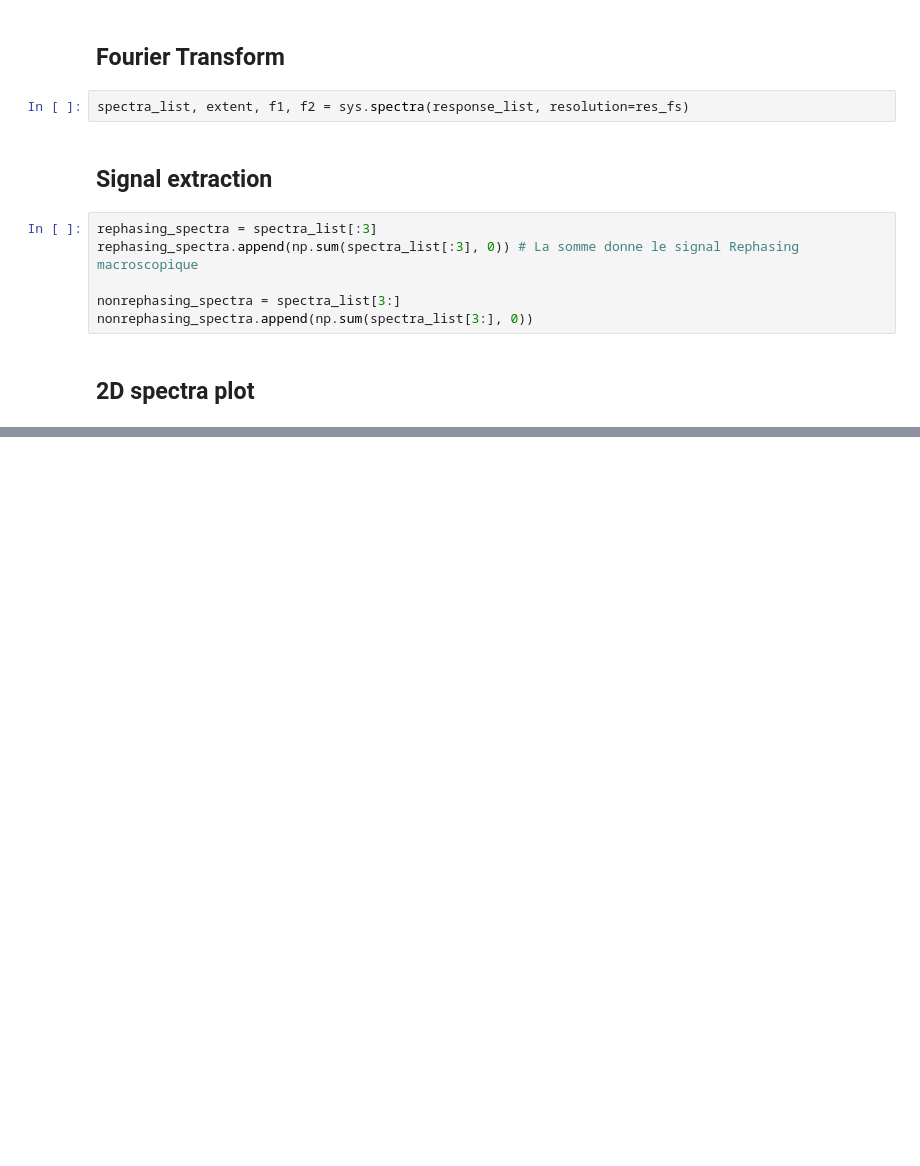
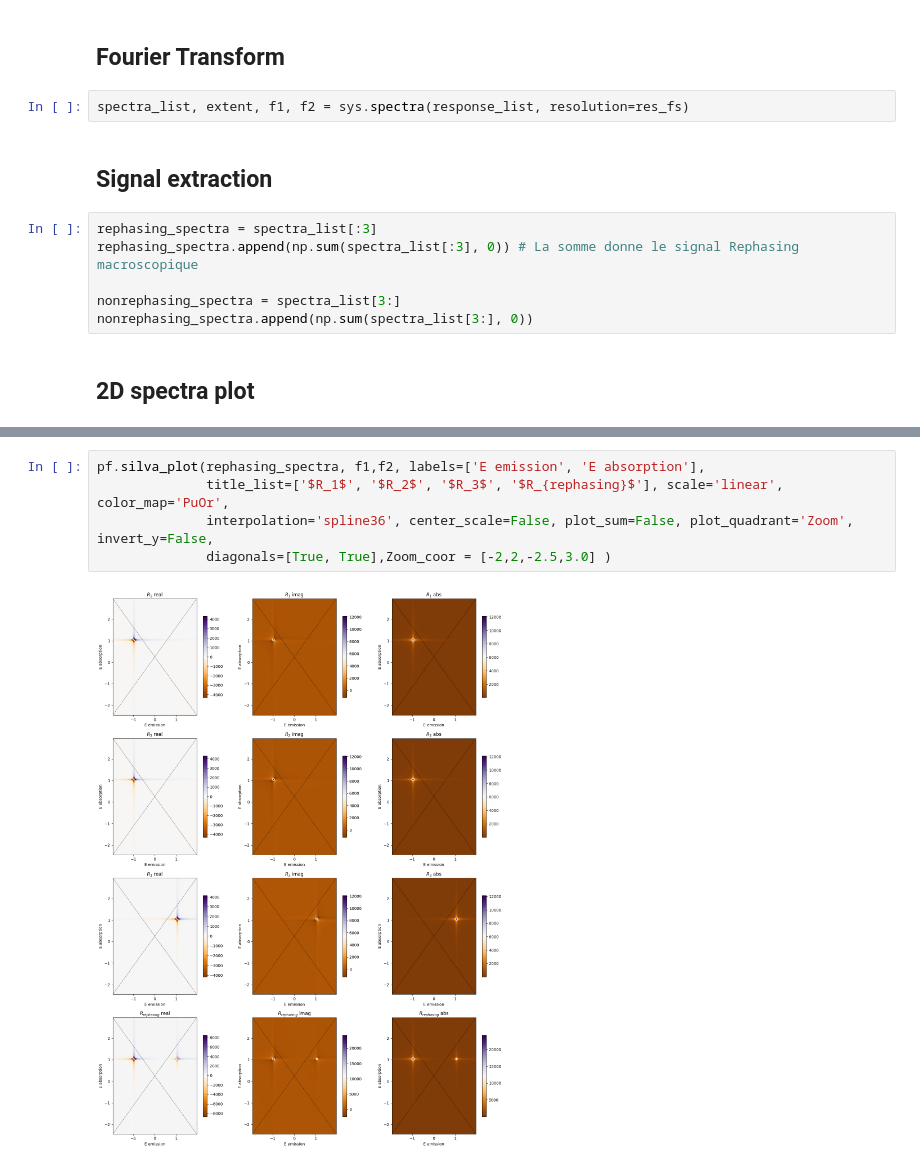
Before and after one commit to SilvaScience/QuDPy, a Jupyter notebook: examples/Spin-Orbite_model.ipynb, the cells around one changed output, grey strips where cells are left out. Saved outputs shown, nothing was run; the diff lists cells and outputs as text; blank space fills up the shorter version.

```diff
--- a/examples/Spin-Orbite_model.ipynb
+++ b/examples/Spin-Orbite_model.ipynb
@@ -585,0 +636,7 @@ pf.silva_plot(nonrephasing_spectra, f1,f2, labels=['E emission', 'E absorption']
+# %%
+pf.silva_plot(rephasing_spectra, f1,f2, labels=['E emission', 'E absorption'],
+              title_list=['$R_1$', '$R_2$', '$R_3$', '$R_{rephasing}$'], scale='linear', color_map='PuOr',
+              interpolation='spline36', center_scale=False, plot_sum=False, plot_quadrant='Zoom', invert_y=False,
+              diagonals=[True, True],Zoom_coor = [-2,2,-2.5,3.0] )
+# %% [output]
+[figure, added]
```
Also changed, not shown: parts of 9 cells of this notebook, 2 other files.
